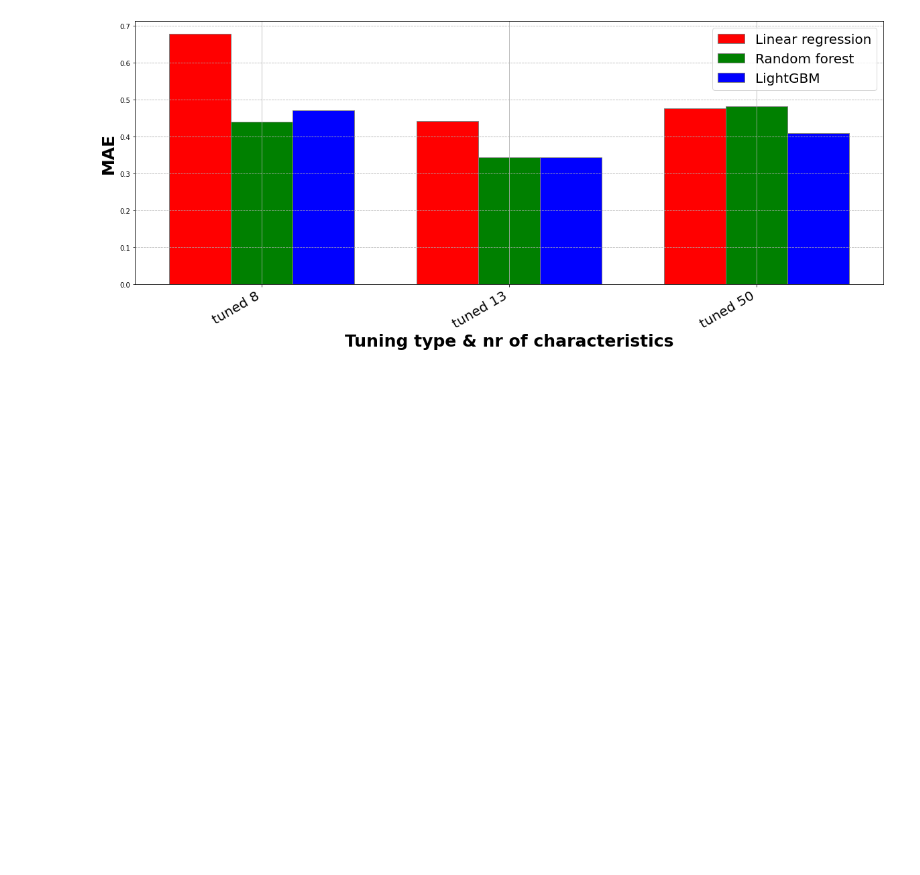
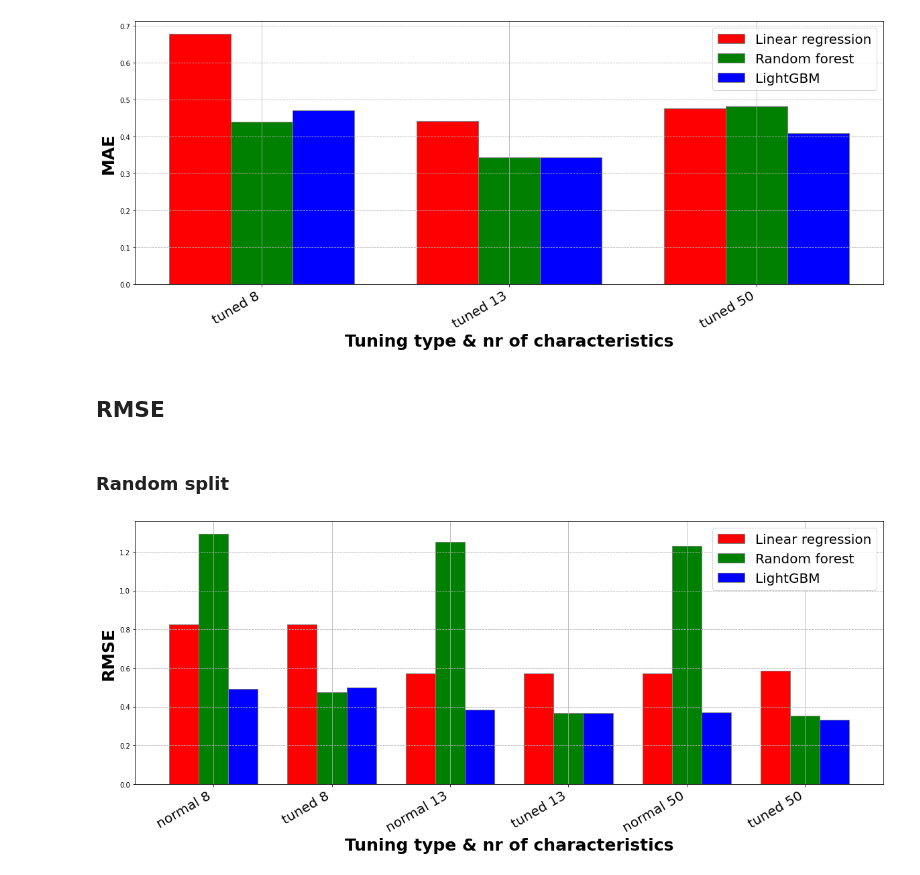
Before and after one commit to Paulina100/ML-for-TTRPG-game-design, a Jupyter notebook: notebooks/models/all_models_summary.ipynb, the cells around one changed output. Drawn from its saved outputs; the diff is of its cells as text; code cells hidden in the pictures; blank space fills up the shorter version.

Commit message:
Finished all models summary

```diff
--- a/notebooks/models/summary.ipynb
+++ b/notebooks/models/all_models_summary.ipynb
@@ -229,2 +144,10 @@ plot_summary(results[results["Tuning type"] == "tuned"], "chronological", "MAE")
 # %% [output]
 [figure]
+# %% [markdown]
+## RMSE
+# %% [markdown]
+### Random split
+# %%
+plot_summary_all_models(results, "random", "RMSE")
+# %% [output]
+[figure, added]
```
Also changed, not shown: parts of 18 cells of this notebook.
